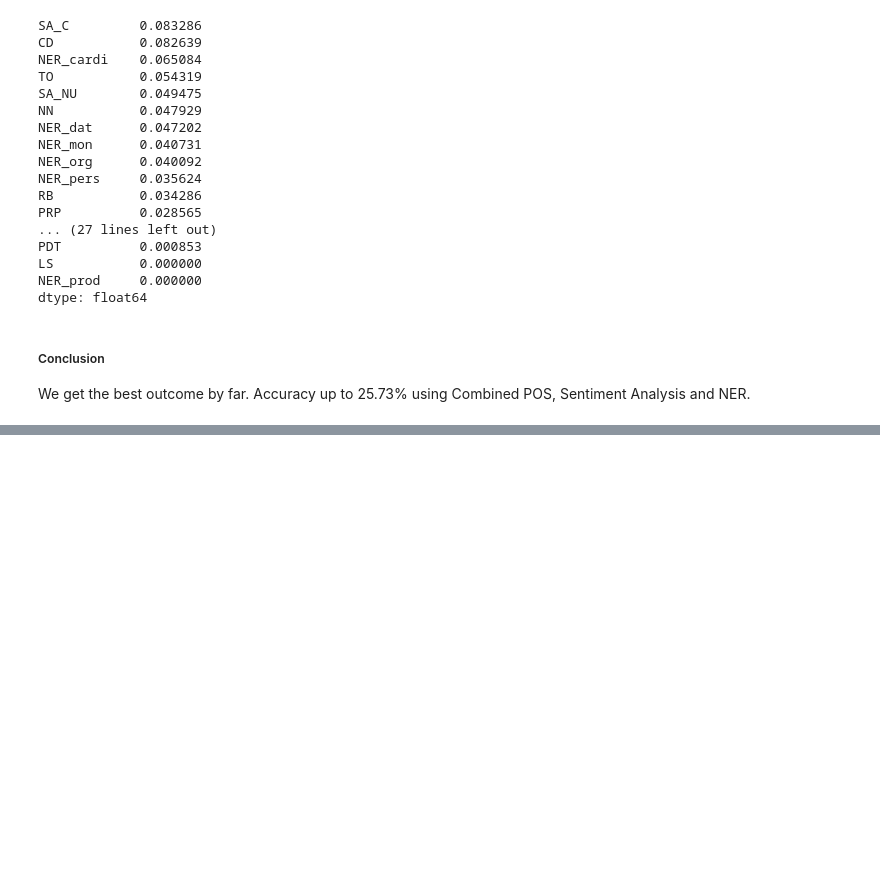
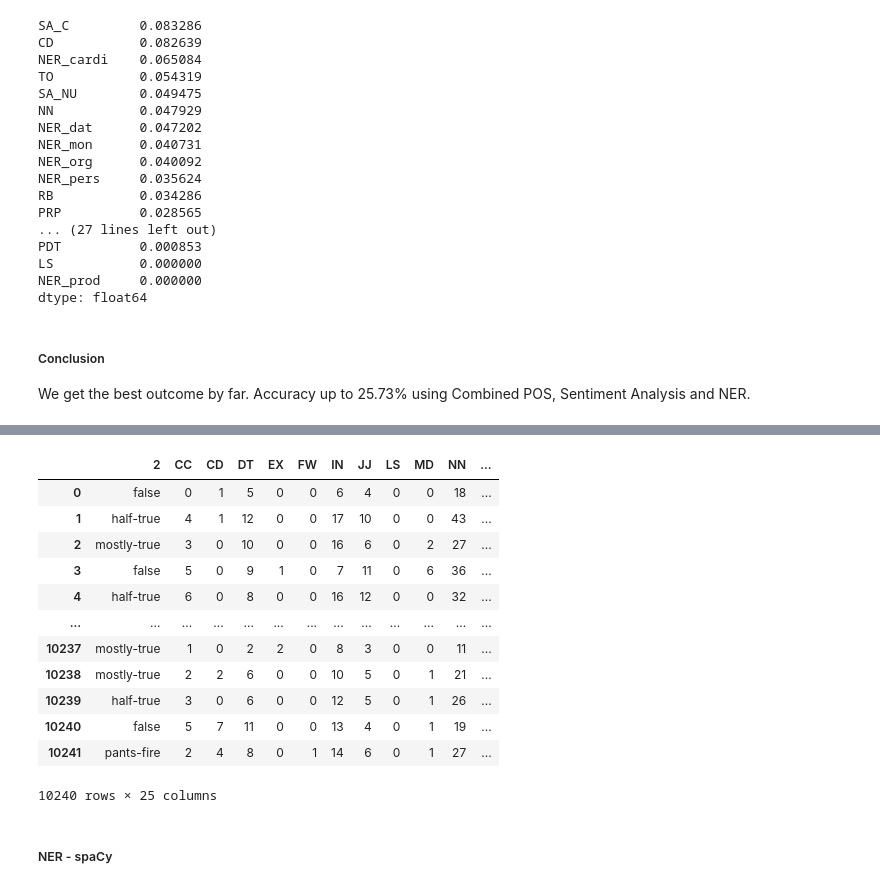
Before and after one commit to Wayne122/CMPE257, a Jupyter notebook: Alternus_Vera.ipynb, the cells around one changed output, grey strips where cells are left out. Saved outputs shown, nothing was run; the diff lists cells and outputs as text; code cells hidden in the pictures; blank space fills up the shorter version.

```diff
--- a/Alternus_Vera.ipynb
+++ b/Alternus_Vera.ipynb
@@ -2927,0 +3157,42 @@ We get the best outcome by far. Accuracy up to 25.73% using Combined POS, Sentim
+# %%
+sid = SentimentIntensityAnalyzer()
+
+SA_C = []
+SA_P = []
+SA_NU = []
+SA_NG = []
+
+for sentence, justification in zip(train_p_df[3], train_p_df[15]):
+    ss = sid.polarity_scores(sentence+str(justification))
+    for k in sorted(ss):
+        if k == 'compound':
+            SA_C.append(ss[k])
+        elif k == 'pos':
+            SA_P.append(ss[k])
+        elif k == 'neu':
+            SA_NU.append(ss[k])
+        elif k == 'neg':
+            SA_NG.append(ss[k])
+# %%
+train_df_prepro['SA_C'] = SA_C
+train_df_prepro['SA_P'] = SA_P
+train_df_prepro['SA_NU'] = SA_NU
+train_df_prepro['SA_NG'] = SA_NG
+
+train_df_prepro
+# %% [output]
+|  | 2 | CC | CD | DT | EX | FW | IN | JJ | LS | MD | NN | ... |
+| 0 | false | 0 | 1 | 5 | 0 | 0 | 6 | 4 | 0 | 0 | 18 | ... |
+| 1 | half-true | 4 | 1 | 12 | 0 | 0 | 17 | 10 | 0 | 0 | 43 | ... |
+| 2 | mostly-true | 3 | 0 | 10 | 0 | 0 | 16 | 6 | 0 | 2 | 27 | ... |
+| 3 | false | 5 | 0 | 9 | 1 | 0 | 7 | 11 | 0 | 6 | 36 | ... |
+| 4 | half-true | 6 | 0 | 8 | 0 | 0 | 16 | 12 | 0 | 0 | 32 | ... |
+| ... | ... | ... | ... | ... | ... | ... | ... | ... | ... | ... | ... | ... |
+| 10237 | mostly-true | 1 | 0 | 2 | 2 | 0 | 8 | 3 | 0 | 0 | 11 | ... |
+| 10238 | mostly-true | 2 | 2 | 6 | 0 | 0 | 10 | 5 | 0 | 1 | 21 | ... |
+| 10239 | half-true | 3 | 0 | 6 | 0 | 0 | 12 | 5 | 0 | 1 | 26 | ... |
+| 10240 | false | 5 | 7 | 11 | 0 | 0 | 13 | 4 | 0 | 1 | 19 | ... |
+| 10241 | pants-fire | 2 | 4 | 8 | 0 | 1 | 14 | 6 | 0 | 1 | 27 | ... |
+10240 rows × 25 columns
+# %% [markdown]
+##### NER - spaCy
```
Also changed, not shown: parts of 50 cells of this notebook.
